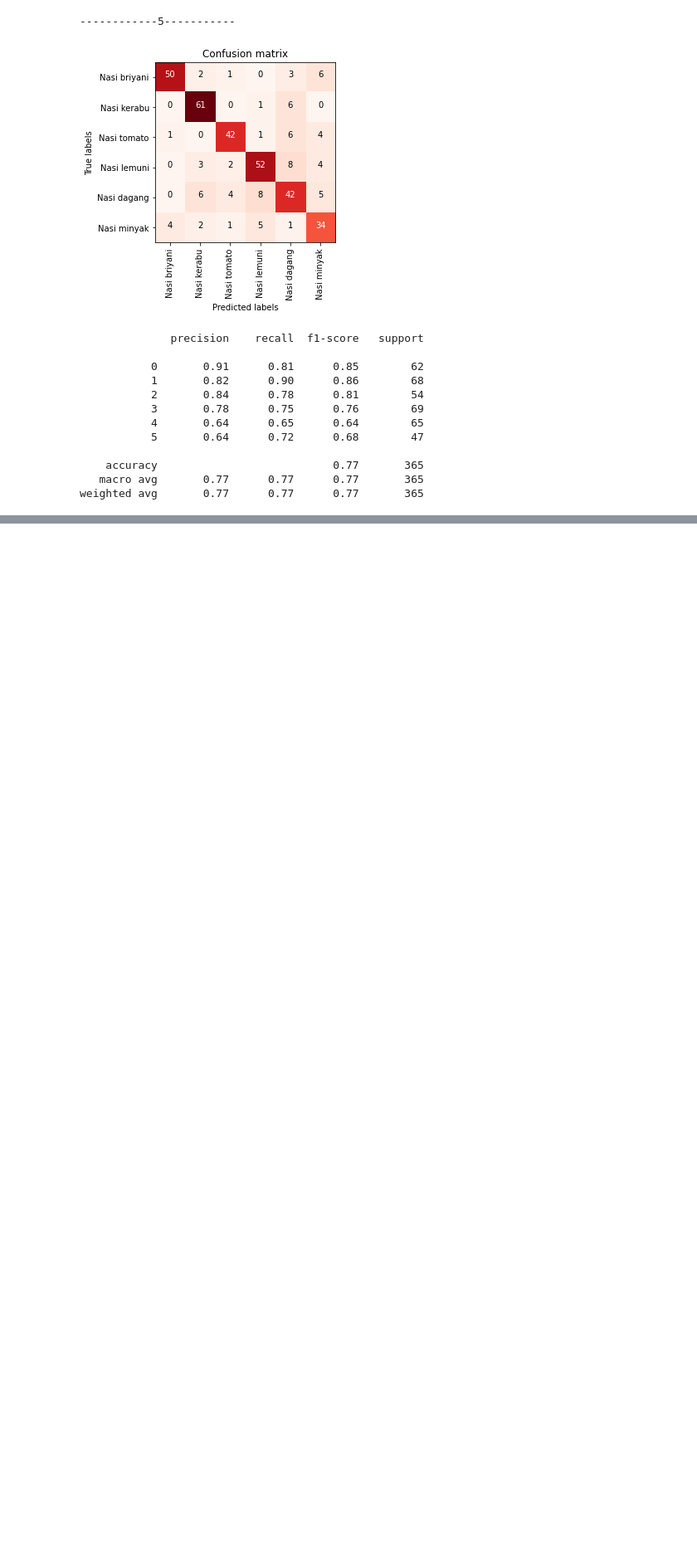
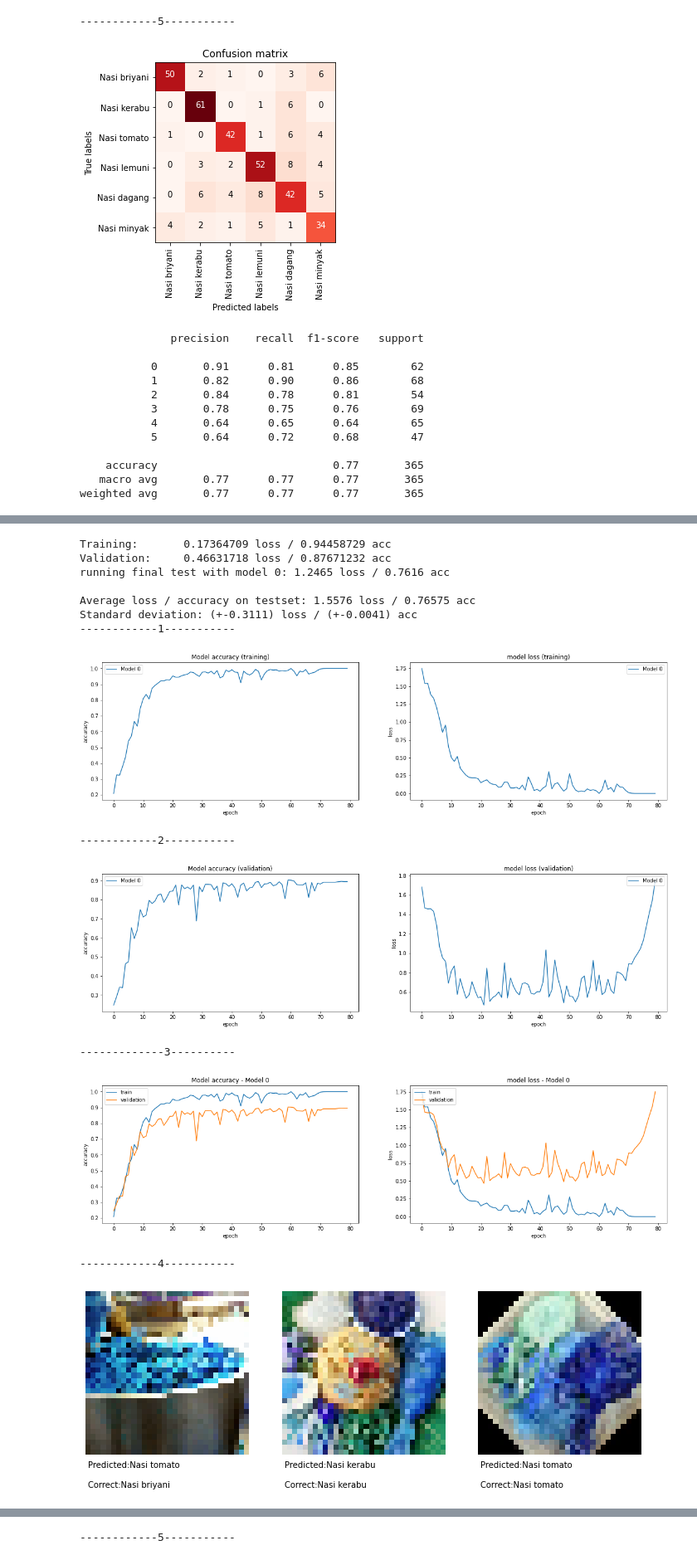
Before and after one commit to jinwenhua/cnn_nasi, a Jupyter notebook: algorithm_vgg.ipynb, the cells around one changed output, grey strips where cells are left out. Shown at 83% size. Drawn from its saved outputs; the diff is of its cells as text; code cells hidden in the pictures; blank space fills up the shorter version.

Commit message:
vgg with unfreeze part layers

```diff
--- a/algorithm_vgg.ipynb
+++ b/algorithm_vgg.ipynb
@@ -1166,3 +1220,5 @@ Standard deviation: (+-0.0000) loss / (+-0.0000) acc
     accuracy                           0.77       365
    macro avg       0.77      0.77      0.77       365
 weighted avg       0.77      0.77      0.77       365
+# %%
+histories8 = tunning_parameter(create_model8(), 'vgg_1024_imagenet_unfreezepart8-%i.hdf5')
@@ -1168,0 +1243,38 @@ weighted avg       0.77      0.77      0.77       365
+# %%
+print('Training: \t%0.8f loss / %0.8f acc'   % (get_avg(histories8,'loss'), get_avg(histories8,'accuracy')))
+print('Validation: \t%0.8f loss / %0.8f acc' % (get_avg(histories8,'val_loss'), get_avg(histories8,'val_accuracy')))
+
+path = 'vgg_1024_imagenet_unfreezepart8-%i.hdf5'
+get_test_loss_accs(path)
+print("------------1-----------")
+plot_acc_loss("training", histories8, 'accuracy', 'loss')
+print("------------2-----------")
+plot_acc_loss('validation', histories8, 'val_accuracy', 'val_loss')
+print("-------------3----------")
+RUN = 0 #you can choose one of the different models trained above
+plot_train_val("Model %i" % RUN, histories8[RUN])
+print("------------4-----------")
+model = create_model8()
+model.load_weights(path % RUN)
+plot_sample_predictions(list(CATEGORIES), model, X_test_shaped, np.array(y_test))
+
+predictions = model.predict(X_test_shaped, verbose = 0)
+predictions = np.argmax(predictions, axis=1)
+print("------------5-----------")
+plot_confusion_matrix(confusion_matrix(y_test, predictions), list(CATEGORIES))
+print(classification_report(y_test, predictions))
+# %% [output]
+Training:       0.17364709 loss / 0.94458729 acc
+Validation:     0.46631718 loss / 0.87671232 acc
+running final test with model 0: 1.2465 loss / 0.7616 acc
+
+Average loss / accuracy on testset: 1.5576 loss / 0.76575 acc
+Standard deviation: (+-0.3111) loss / (+-0.0041) acc
+------------1-----------
+[figure, added]
+------------2-----------
+[figure, added]
+-------------3----------
+[figure, added]
+------------4-----------
+[figure, added]
@@ -1168,0 +1282 @@ weighted avg       0.77      0.77      0.77       365
+------------5-----------
```
Also changed, not shown: parts of 4 cells of this notebook.
